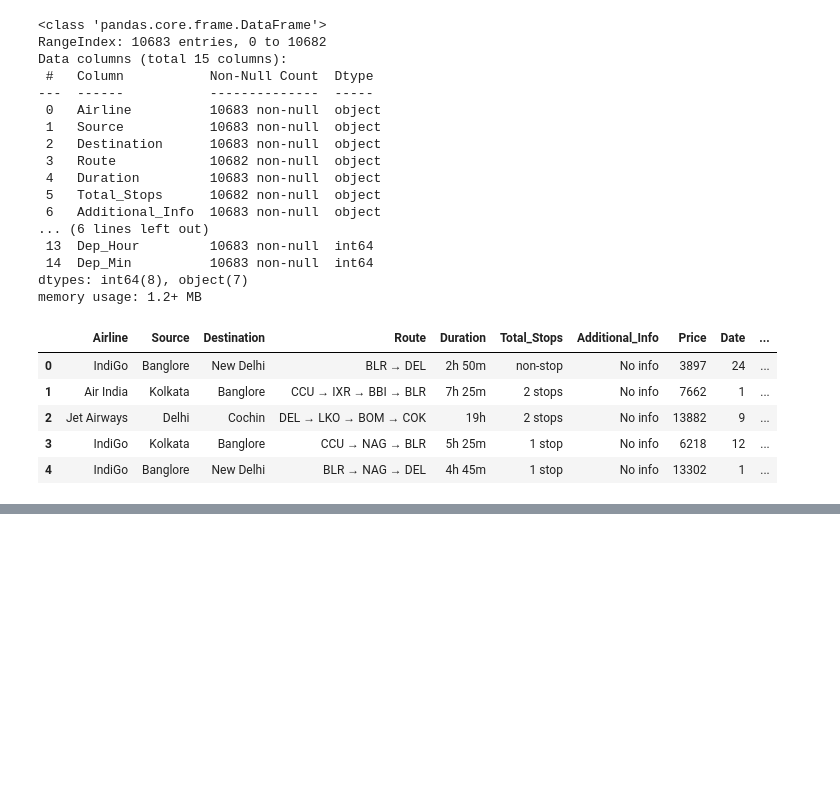
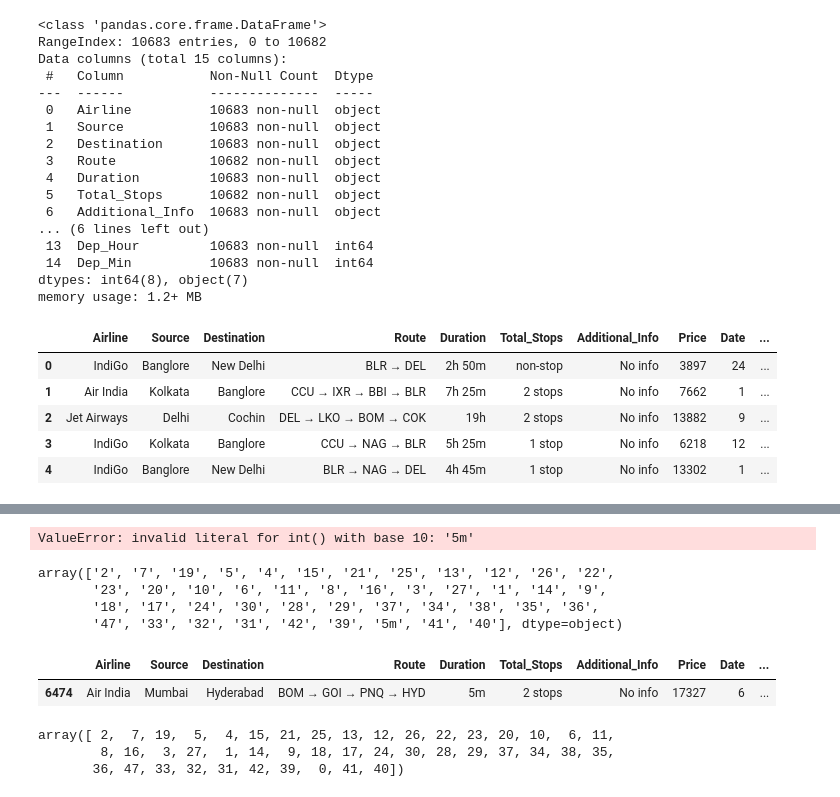
Before and after one commit to adityakashyap5047/ml_dl.py, a Jupyter notebook: ml-dl/2-EDA/2.2-Flight Price EDA.ipynb, the cells around one changed output, grey strips where cells are left out. Drawn from its saved outputs; the diff is of its cells as text; code cells hidden in the pictures; blank space fills up the shorter version.

```diff
--- a/ml-dl/2-EDA/2.2-Flight Price EDA.ipynb
+++ b/ml-dl/2-EDA/2.2-Flight Price EDA.ipynb
@@ -324,0 +338,3 @@ df.head()
+# %%
+df['Duration_Hour'] = df['Duration'].apply(lambda x:x.split(' ')[0]).str.split('h').str[0]
+df['Duration_Min'] = df['Duration'].str.split(' ').str[1].str.split('m').str[0]
@@ -324,0 +377,2 @@ df.head()
+# %%
+df['Duration_Min'] = df['Duration_Min'].fillna(0)
@@ -324,0 +400,17 @@ df.head()
+# %%
+df['Duration_Hour'] = df['Duration_Hour'].astype(int)
+df['Duration_Min'] = df['Duration_Min'].astype(int)
+# %% [output]
+ValueError: invalid literal for int() with base 10: '5m'
+# %%
+df['Duration_Hour'].unique()
+# %% [output]
+array(['2', '7', '19', '5', '4', '15', '21', '25', '13', '12', '26', '22',
+       '23', '20', '10', '6', '11', '8', '16', '3', '27', '1', '14', '9',
+       '18', '17', '24', '30', '28', '29', '37', '34', '38', '35', '36',
+       '47', '33', '32', '31', '42', '39', '5m', '41', '40'], dtype=object)
+# %%
+df[df['Duration'].isin(['5m'])]
+# %% [output]
+|  | Airline | Source | Destination | Route | Duration | Total_Stops | Additional_Info | Price | Date | ... |
+| 6474 | Air India | Mumbai | Hyderabad | BOM → GOI → PNQ → HYD | 5m | 2 stops | No info | 17327 | 6 | ... |
@@ -324,0 +424,6 @@ df.head()
+# %%
+df['Duration_Hour'].unique()
+# %% [output]
+array([ 2,  7, 19,  5,  4, 15, 21, 25, 13, 12, 26, 22, 23, 20, 10,  6, 11,
+        8, 16,  3, 27,  1, 14,  9, 18, 17, 24, 30, 28, 29, 37, 34, 38, 35,
+       36, 47, 33, 32, 31, 42, 39,  0, 41, 40])
```
Also changed, not shown: parts of 13 cells of this notebook.
